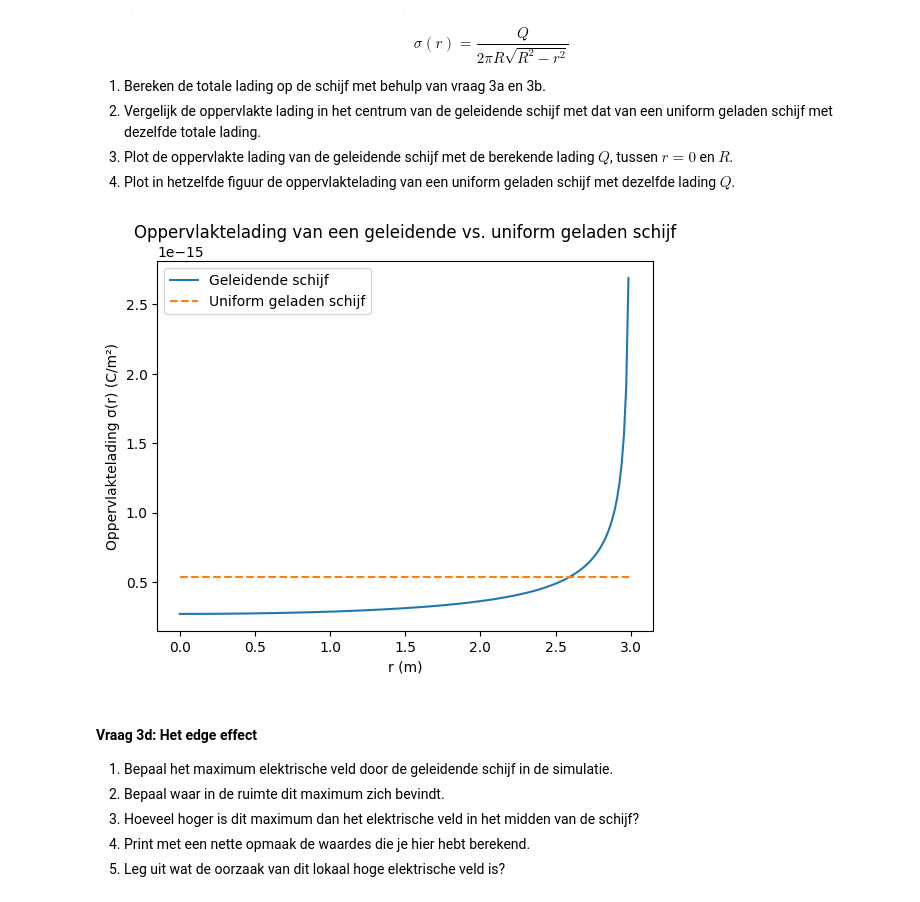
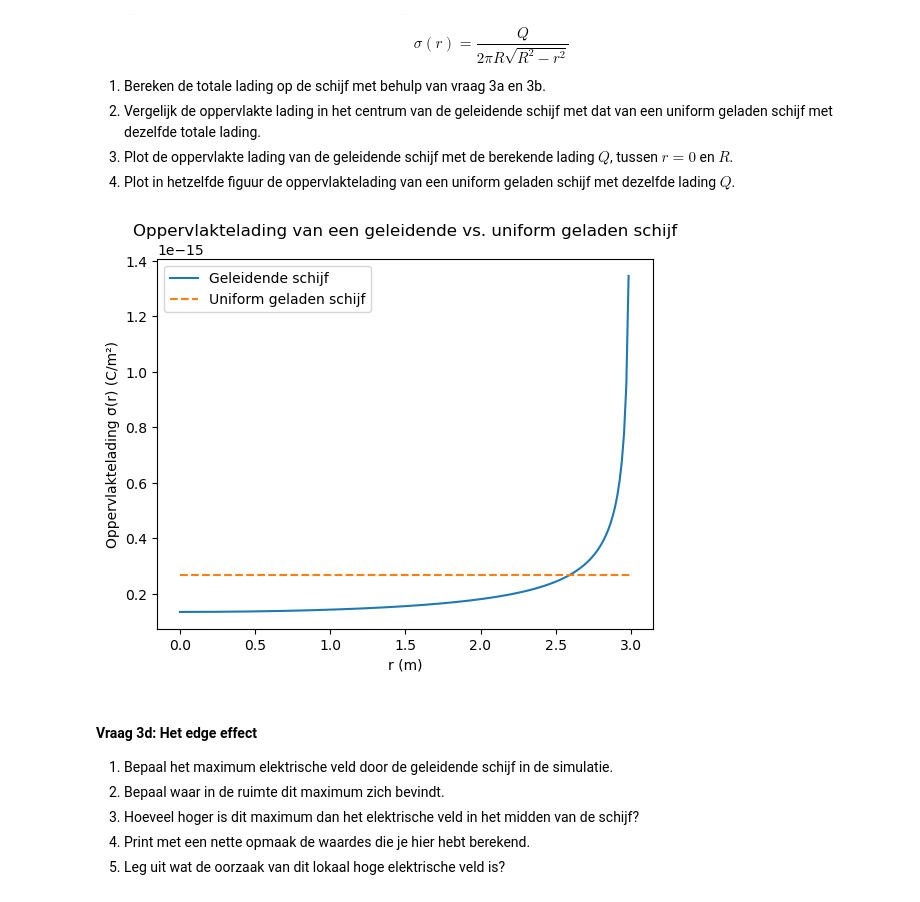
Before and after one commit to sralmulder-hash/opdrachten-DEF-D, a Jupyter notebook: DigitaleOntwerpopdrachten/1CondensatorOpdracht/CondensatorOntwerpopdracht.ipynb, the cells around one changed output. Cells and saved outputs as stored; diff of their text form; code cells hidden in the pictures.

```diff
--- a/DigitaleOntwerpopdrachten/1CondensatorOpdracht/CondensatorOntwerpopdracht.ipynb
+++ b/DigitaleOntwerpopdrachten/1CondensatorOpdracht/CondensatorOntwerpopdracht.ipynb
@@ -499,31 +499,31 @@ $$\sigma(r) = \frac{Q}{2 \pi R \sqrt{R^2 - r^2}}$$
 # %%
  # straal van de schijf in meters
 R = disk_radius
 
 # totale lading Q
-sigma_center = 2*epsilon0 * Ez_center  # oppervlaktelading bij r=0
+sigma_center = epsilon0 * Ez_center  # oppervlaktelading bij r=0
 Q = 2 * np.pi * R**2 * sigma_center # totale lading (uitlimiet bij r->0)
 
 # R-waarden om sigma(r) te plotten
 r_values = np.linspace(0, R, 200)
 
 # Oppervlaktelading van geleidende schijf
 sigma_conducting = Q / (2 * np.pi * R * np.sqrt(R**2 - r_values**2))
 
 # Uniform geladen schijf
 sigma_uniform = Q / (np.pi * R**2)
 
 # Plot
 plt.figure()
 plt.plot(r_values, sigma_conducting, label="Geleidende schijf")
 plt.plot(r_values, sigma_uniform*np.ones_like(r_values), '--', label="Uniform geladen schijf")
 plt.xlabel("r (m)")
 plt.ylabel("Oppervlaktelading σ(r) (C/m²)")
 plt.title("Oppervlaktelading van een geleidende vs. uniform geladen schijf")
 plt.legend()
 plt.show()
 # %% [output]
-[figure, old version]
+[figure, new version]
 # %% [markdown]
 #### Vraag 3d: Het edge effect
 
```
Also changed, not shown: parts of 12 cells of this notebook, 2 other files.
